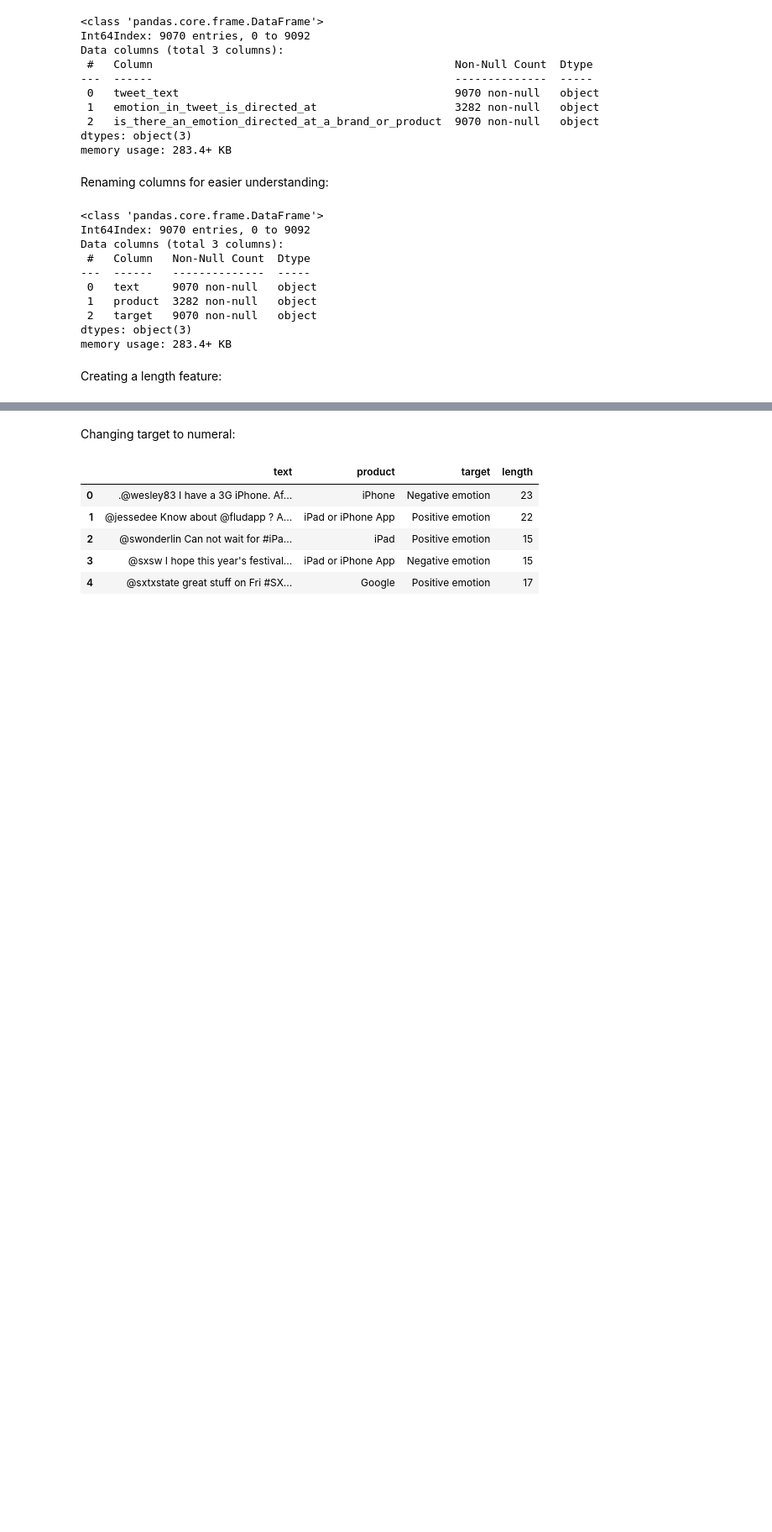
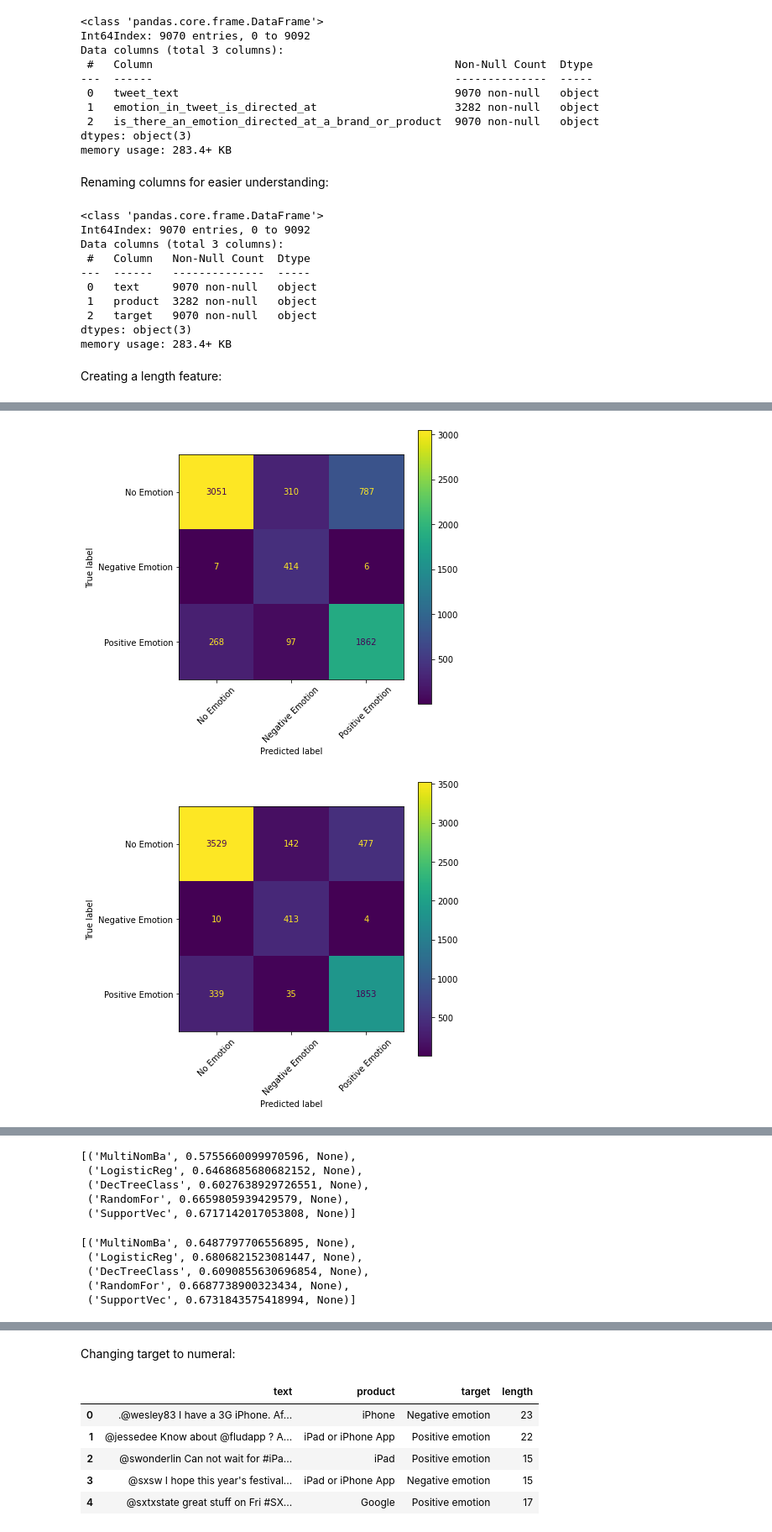
Before and after one commit to czarina-ds/Twitter-Sentiment-Analysis, a Jupyter notebook: index.ipynb, the cells around one changed output, grey strips where cells are left out. Shown at 84% size. Cells and saved outputs as stored; diff of their text form; code cells hidden in the pictures; blank space fills up the shorter version.

```diff
--- a/index.ipynb
+++ b/index.ipynb
@@ -115,0 +311,35 @@ df['length'] = df['text'].apply(lambda x: len(x.split()))
+# %%
+mnb_sm = imbpipe([('Vectorizer',  TfidfVectorizer(lowercase=False)),
+               ('smote', SMOTE(random_state=RANDOM_SEED)),
+               ('mnb', MultinomialNB())])
+
+lr_sm = imbpipe([('Vectorizer', TfidfVectorizer(lowercase=False)),
+               ('smote', SMOTE(random_state=RANDOM_SEED)),
+               ('LogisticReg', LogisticRegression(max_iter=200, random_state=RANDOM_SEED))])
+
+dtc_sm = imbpipe([('Vectorizer', TfidfVectorizer(lowercase=False)),
+               ('smote', SMOTE(random_state=RANDOM_SEED)),
+               ('DecisionTree', DecisionTreeClassifier(random_state=RANDOM_SEED))])
+
+rf_sm = imbpipe([('Vectorizer', TfidfVectorizer(lowercase=False)),
+               ('smote', SMOTE(random_state=RANDOM_SEED)),
+               ('RandomFor', RandomForestClassifier(n_estimators=100, random_state=RANDOM_SEED))])
+
+svc_sm = imbpipe([('Vectorizer', TfidfVectorizer(lowercase=False)),
+               ('smote', SMOTE(random_state=RANDOM_SEED)),
+                ('SupportVec', SVC(random_state=RANDOM_SEED))])
+# %%
+models3 = [('MultiNomBa', mnb_sm),
+          ('LogisticReg', lr_sm),
+          ('DecTreeClass', dtc_sm),
+          ('RandomFor', rf_sm),
+          ('SupportVec', svc_sm)]
+# %%
+for name, model in models3:
+    model.fit(X_train_clean, y_train_clean)
+# %%
+scores3 = [(name, cross_val_score(model, X_train_clean, y_train_clean, cv=2).mean(),
+                     print_cm_with_labels(y_train_clean, model.predict(X_train_clean), display_labels)) for name, model, in models3]
+# %% [output]
+[figure, added]
+[figure, added]
@@ -115,0 +349,16 @@ df['length'] = df['text'].apply(lambda x: len(x.split()))
+# %%
+scores3
+# %% [output]
+[('MultiNomBa', 0.5755660099970596, None),
+ ('LogisticReg', 0.6468685680682152, None),
+ ('DecTreeClass', 0.6027638929726551, None),
+ ('RandomFor', 0.6659805939429579, None),
+ ('SupportVec', 0.6717142017053808, None)]
+# %%
+scores2
+# %% [output]
+[('MultiNomBa', 0.6487797706556895, None),
+ ('LogisticReg', 0.6806821523081447, None),
+ ('DecTreeClass', 0.6090855630696854, None),
+ ('RandomFor', 0.6687738900323434, None),
+ ('SupportVec', 0.6731843575418994, None)]
```
Also changed, not shown: parts of 65 cells of this notebook.
